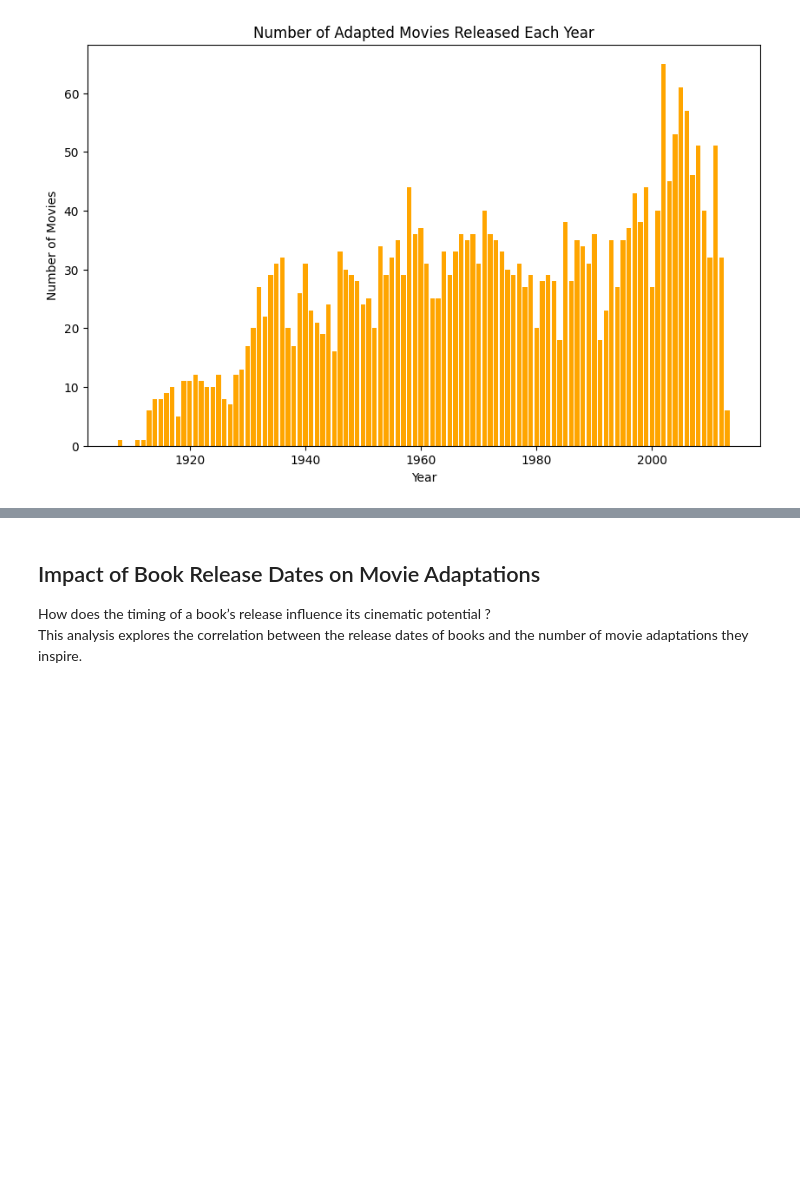
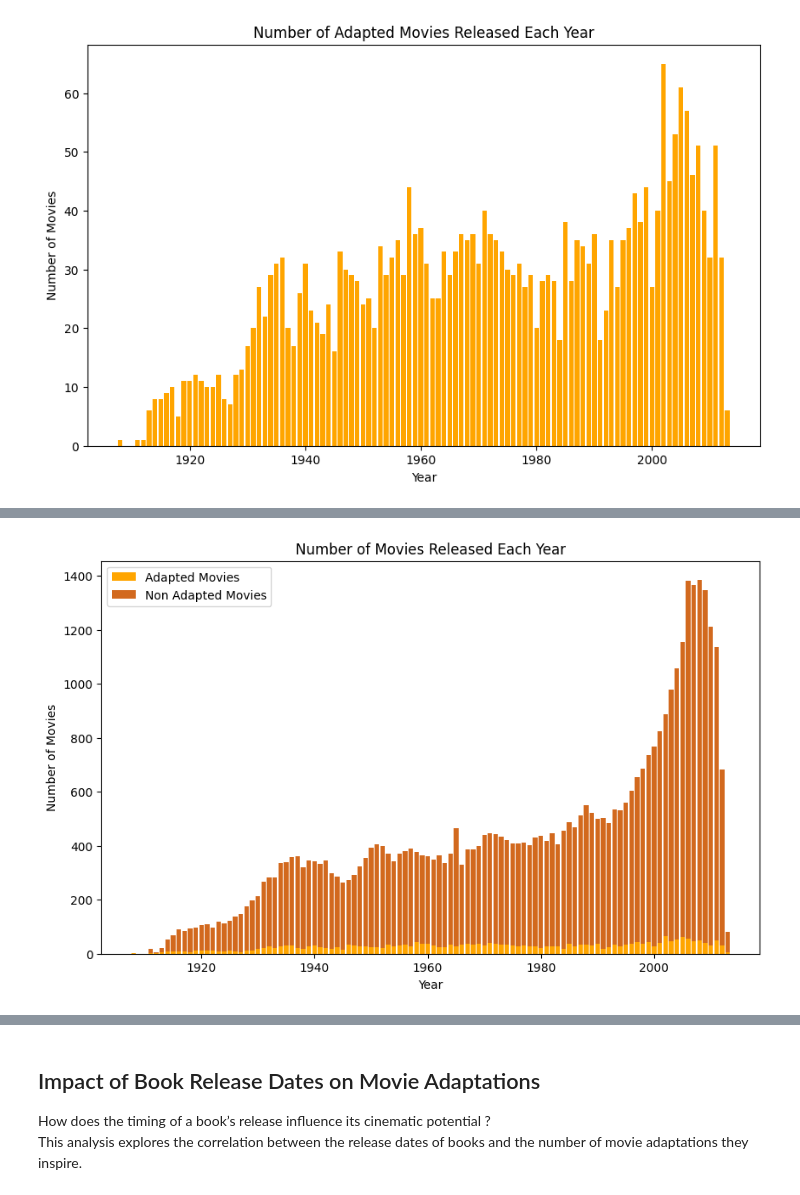
Before and after one commit to epfl-ada/ada-2024-project-padamalgame, a Jupyter notebook: results.ipynb, the cells around one changed output, grey strips where cells are left out. Cells and saved outputs as stored; diff of their text form; code cells hidden in the pictures; blank space fills up the shorter version.

```diff
--- a/results.ipynb
+++ b/results.ipynb
@@ -475,0 +472,15 @@ plt.show()
+# %%
+# Merge the two dataframes on 'MovieYear'
+movies_per_year = pd.merge(adapted_movies_per_year, non_adapted_movies_per_year, on='MovieYear', suffixes=('_adapted', '_non_adapted'))
+
+# Plot the stacked bar chart
+plt.figure(figsize=(10, 6))
+plt.bar(movies_per_year['MovieYear'], movies_per_year['movie_count_adapted'], label='Adapted Movies', color='orange')
+plt.bar(movies_per_year['MovieYear'], movies_per_year['movie_count_non_adapted'], bottom=movies_per_year['movie_count_adapted'], label='Non Adapted Movies', color='chocolate')
+plt.title('Number of Movies Released Each Year')
+plt.xlabel('Year')
+plt.ylabel('Number of Movies')
+plt.legend()
+plt.show()
+# %% [output]
+[figure, added]
```
Also changed, not shown: parts of 14 cells of this notebook, 1 other file.
